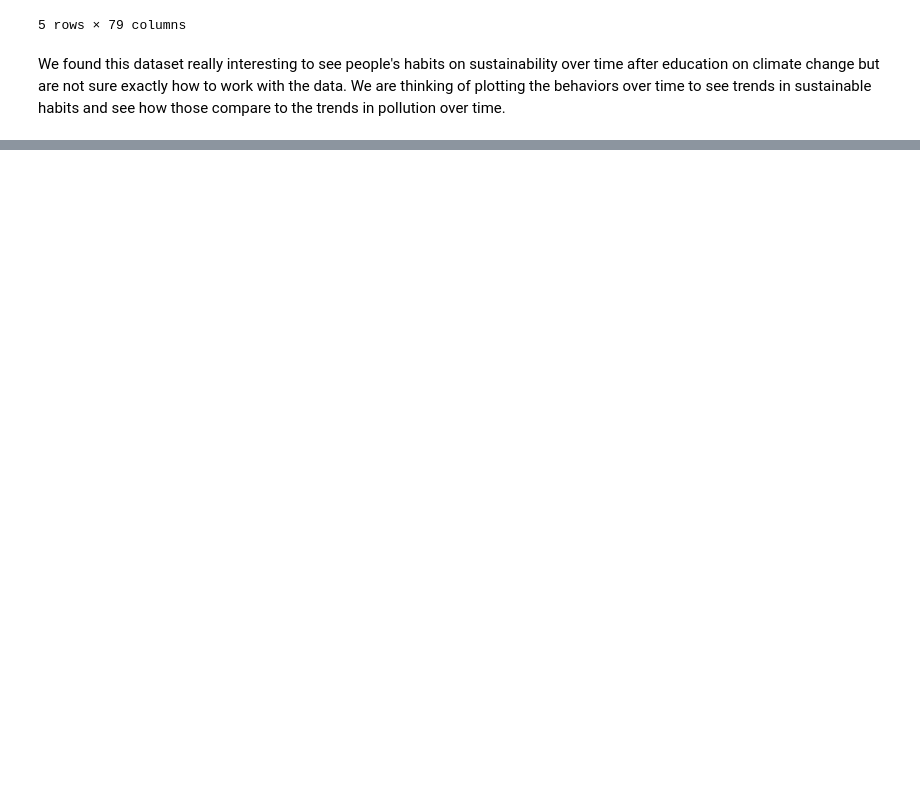
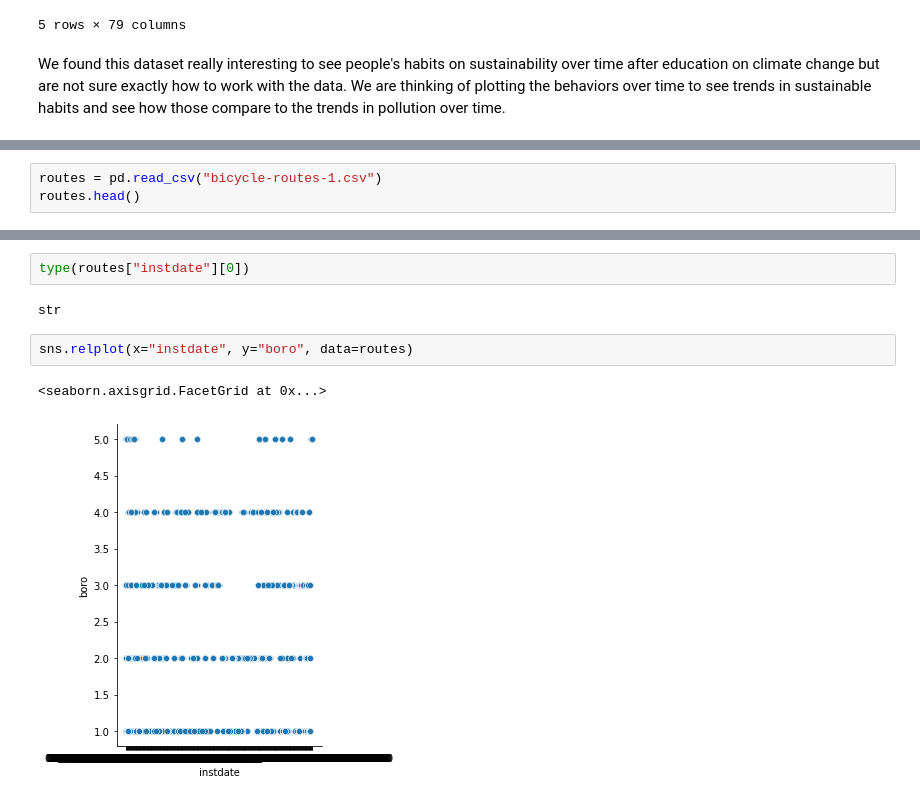
Before and after one commit to ariannacurillo/info2950-finalproject, a Jupyter notebook: phase2.ipynb, the cells around one changed output, grey strips where cells are left out. Cells and saved outputs as stored; diff of their text form; blank space fills up the shorter version.

```diff
--- a/phase2.ipynb
+++ b/phase2.ipynb
@@ -305,0 +342,3 @@ We found this dataset really interesting to see people's habits on sustainabilit
+# %%
+routes = pd.read_csv("bicycle-routes-1.csv")
+routes.head()
@@ -305,0 +352,9 @@ We found this dataset really interesting to see people's habits on sustainabilit
+# %%
+type(routes["instdate"][0])
+# %% [output]
+str
+# %%
+sns.relplot(x="instdate", y="boro", data=routes)
+# %% [output]
+<seaborn.axisgrid.FacetGrid at 0x...>
+[figure, added]
```
Also changed, not shown: parts of 22 cells of this notebook.
